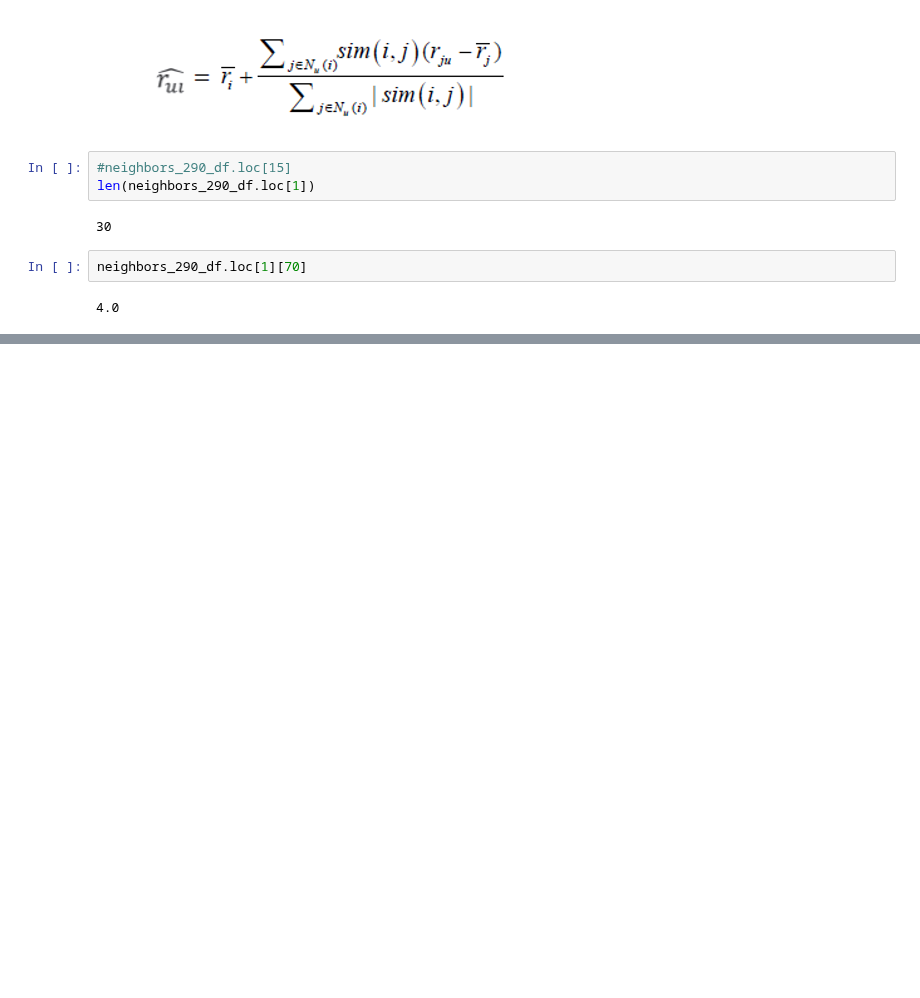
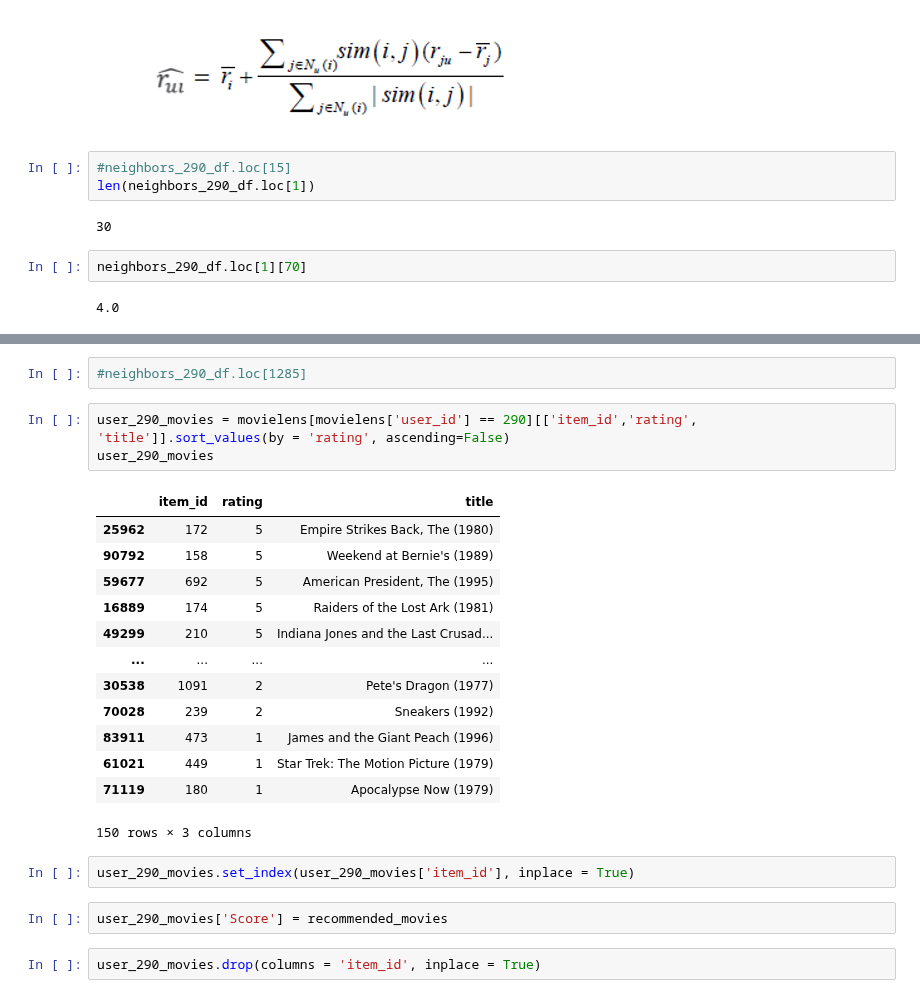
Before and after one commit to ali-d-nasseri/Recommender-System, a Jupyter notebook: Recommender Project.ipynb, the cells around one changed output, grey strips where cells are left out. Drawn from its saved outputs; the diff is of its cells as text; blank space fills up the shorter version.

```diff
--- a/Recommender Project.ipynb
+++ b/Recommender Project.ipynb
@@ -626,0 +332,25 @@ weight_290
+# %%
+#neighbors_290_df.loc[1285]
+# %%
+user_290_movies = movielens[movielens['user_id'] == 290][['item_id','rating', 'title']].sort_values(by = 'rating', ascending=False)
+user_290_movies
+# %% [output]
+|  | item_id | rating | title |
+| 25962 | 172 | 5 | Empire Strikes Back, The (1980) |
+| 90792 | 158 | 5 | Weekend at Bernie's (1989) |
+| 59677 | 692 | 5 | American President, The (1995) |
+| 16889 | 174 | 5 | Raiders of the Lost Ark (1981) |
+| 49299 | 210 | 5 | Indiana Jones and the Last Crusad... |
+| ... | ... | ... | ... |
+| 30538 | 1091 | 2 | Pete's Dragon (1977) |
+| 70028 | 239 | 2 | Sneakers (1992) |
+| 83911 | 473 | 1 | James and the Giant Peach (1996) |
+| 61021 | 449 | 1 | Star Trek: The Motion Picture (1979) |
+| 71119 | 180 | 1 | Apocalypse Now (1979) |
+150 rows × 3 columns
+# %%
+user_290_movies.set_index(user_290_movies['item_id'], inplace = True)
+# %%
+user_290_movies['Score'] = recommended_movies
+# %%
+user_290_movies.drop(columns = 'item_id', inplace = True)
```
Also changed, not shown: parts of 69 cells of this notebook, 12 other files.
